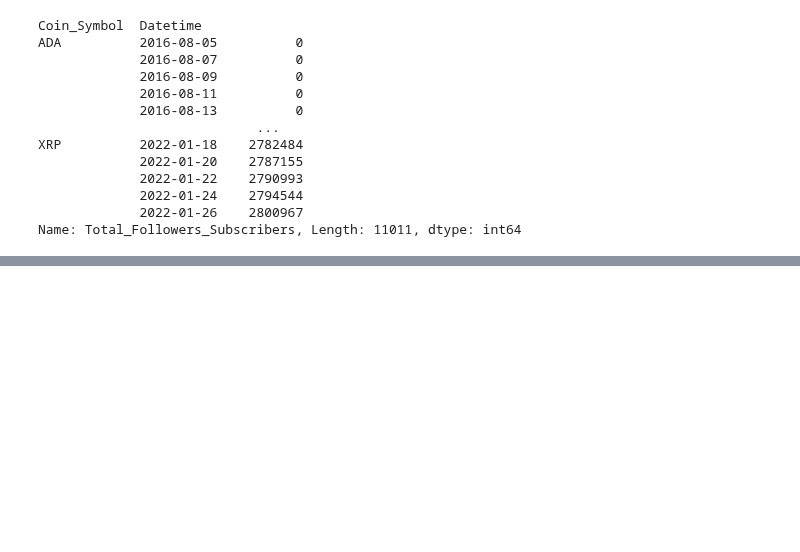
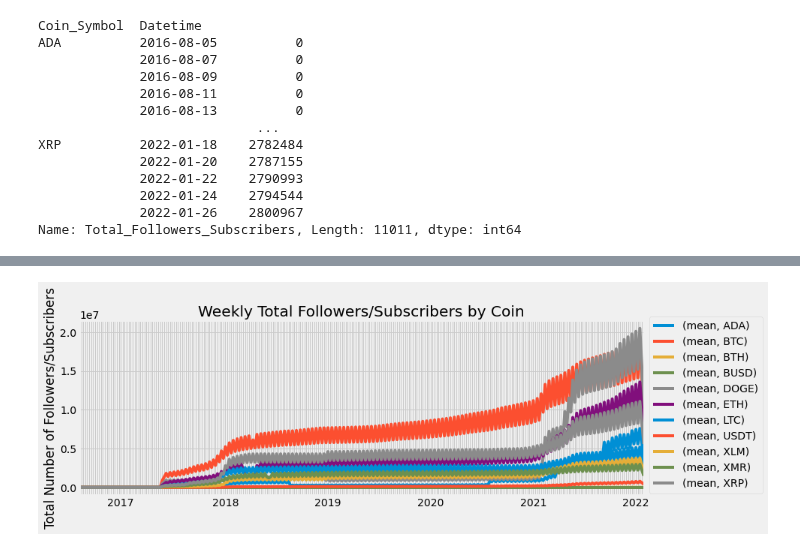
Before and after one commit to LaviJ/Cryptocurrency-Analysis, a Jupyter notebook: Database/Seg2_LJ/Fetch_API_Cryptocompare_Social_stats_data.ipynb, the cells around one changed output, grey strips where cells are left out. Cells and saved outputs as stored; diff of their text form; code cells hidden in the pictures; blank space fills up the shorter version.

Commit message:
Analysis Graphs added

```diff
--- a/Database/Seg2_LJ/Fetch_API_Cryptocompare_Social_stats_data.ipynb
+++ b/Database/Seg2_LJ/Fetch_API_Cryptocompare_Social_stats_data.ipynb
@@ -527,0 +312,5 @@ plt.show()
+# %%
+# 3. Reset the index on the DataFrame you created in #1. This is needed to use the 'pivot()' function.
+Followers_df = Followers_df.drop(['level_0', 'index'], axis=1)
+Followers_df = Followers_df.reset_index()
+Followers_df
@@ -527,0 +354,5 @@ plt.show()
+# %%
+# 4. Create a pivot table with the 'Datetime' as the index, the columns ='Coin_Symbol', and values='Total_Followers_Subscribers'
+# to get the Total_Followers_Subscribers for each coin by the date.
+pivot1_table_df = pd.pivot_table(Followers_df, index='Datetime', columns='Coin_Symbol', values='Total_Followers_Subscribers', aggfunc=["mean"])
+pivot1_table_df
@@ -527,0 +420,26 @@ plt.show()
+# %%
+# 8. Using the object-oriented interface method, plot the resample DataFrame using the df.plot() function.
+# Import the style from Matplotlib.
+from matplotlib import style
+import matplotlib.pyplot as plt
+
+# Use the graph style fivethirtyeight.
+style.use('fivethirtyeight')
+
+import numpy as np
+ax = Total_Followers_Subscribers_week_df.plot(xticks=Total_Followers_Subscribers_week_df.index, figsize=(12,4))
+
+# Set the x and y label
+ylab = ax.set_ylabel('Total Number of Followers/Subscribers')
+ax.set_xlabel(None)
+ax.legend(bbox_to_anchor=(1.0, 1.05))
+# Create a title.
+ax.set_title("Weekly Total Followers/Subscribers by Coin")
+
+# Save Figure
+plt.savefig("analysis/Weekly_Coinwise_Social_Media_Followers_Subscribers.png")
+
+
+plt.show()
+# %% [output]
+[figure, added]
```
Also changed, not shown: parts of 28 cells of this notebook, 22 other files.
